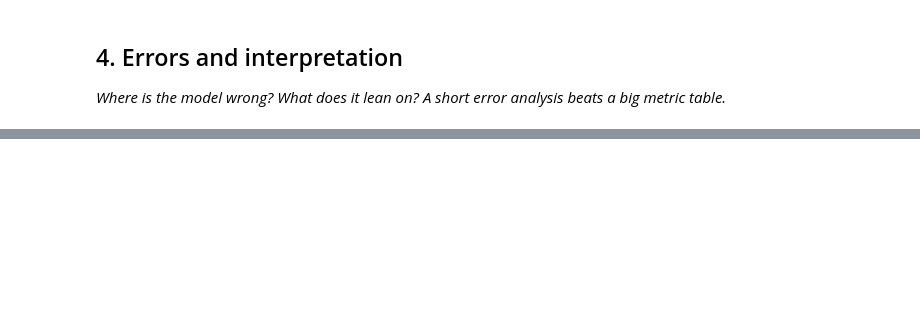
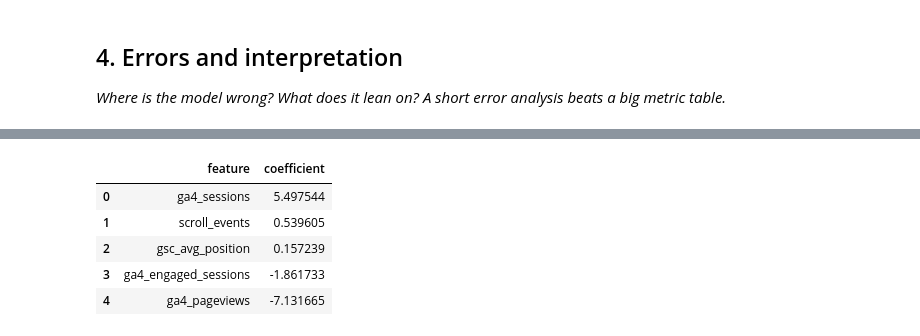
Before and after one commit to BarnaliBhowmik/FlyRank_ML, a Jupyter notebook: work/notebooks/w05_model.ipynb, the cells around one changed output, grey strips where cells are left out. Saved outputs shown, nothing was run; the diff lists cells and outputs as text; code cells hidden in the pictures; blank space fills up the shorter version.

```diff
--- a/work/notebooks/w05_model.ipynb
+++ b/work/notebooks/w05_model.ipynb
@@ -29,0 +467,22 @@ This skeleton is yours to fill. Work the sections **in order** — each one has
+# %%
+# Learn the opportunity threshold from TRAINING data only.
+
+ctr_gap_threshold = train_pages["ctr_gap"].median()
+
+train_pages["opportunity"] = (
+    train_pages["ctr_gap"] > ctr_gap_threshold
+).astype(int)
+
+test_pages["opportunity"] = (
+    test_pages["ctr_gap"] > ctr_gap_threshold
+).astype(int)
+
+print("Training ctr_gap threshold:", round(ctr_gap_threshold, 6))
+print(
+    "Training opportunity rate:",
+    round(train_pages["opportunity"].mean(), 4)
+)
+print(
+    "Test opportunity rate:",
+    round(test_pages["opportunity"].mean(), 4)
+)
@@ -36,0 +645,21 @@ This skeleton is yours to fill. Work the sections **in order** — each one has
+# %%
+# Logistic Regression coefficients
+coefficients = model.named_steps["logistic_regression"].coef_[0]
+
+feature_effects = (
+    pd.DataFrame({
+        "feature": features,
+        "coefficient": coefficients
+    })
+    .sort_values("coefficient", ascending=False)
+    .reset_index(drop=True)
+)
+
+feature_effects
+# %% [output]
+|  | feature | coefficient |
+| 0 | ga4_sessions | 5.497544 |
+| 1 | scroll_events | 0.539605 |
+| 2 | gsc_avg_position | 0.157239 |
+| 3 | ga4_engaged_sessions | -1.861733 |
+| 4 | ga4_pageviews | -7.131665 |
```
Also changed, not shown: parts of 27 cells of this notebook.
